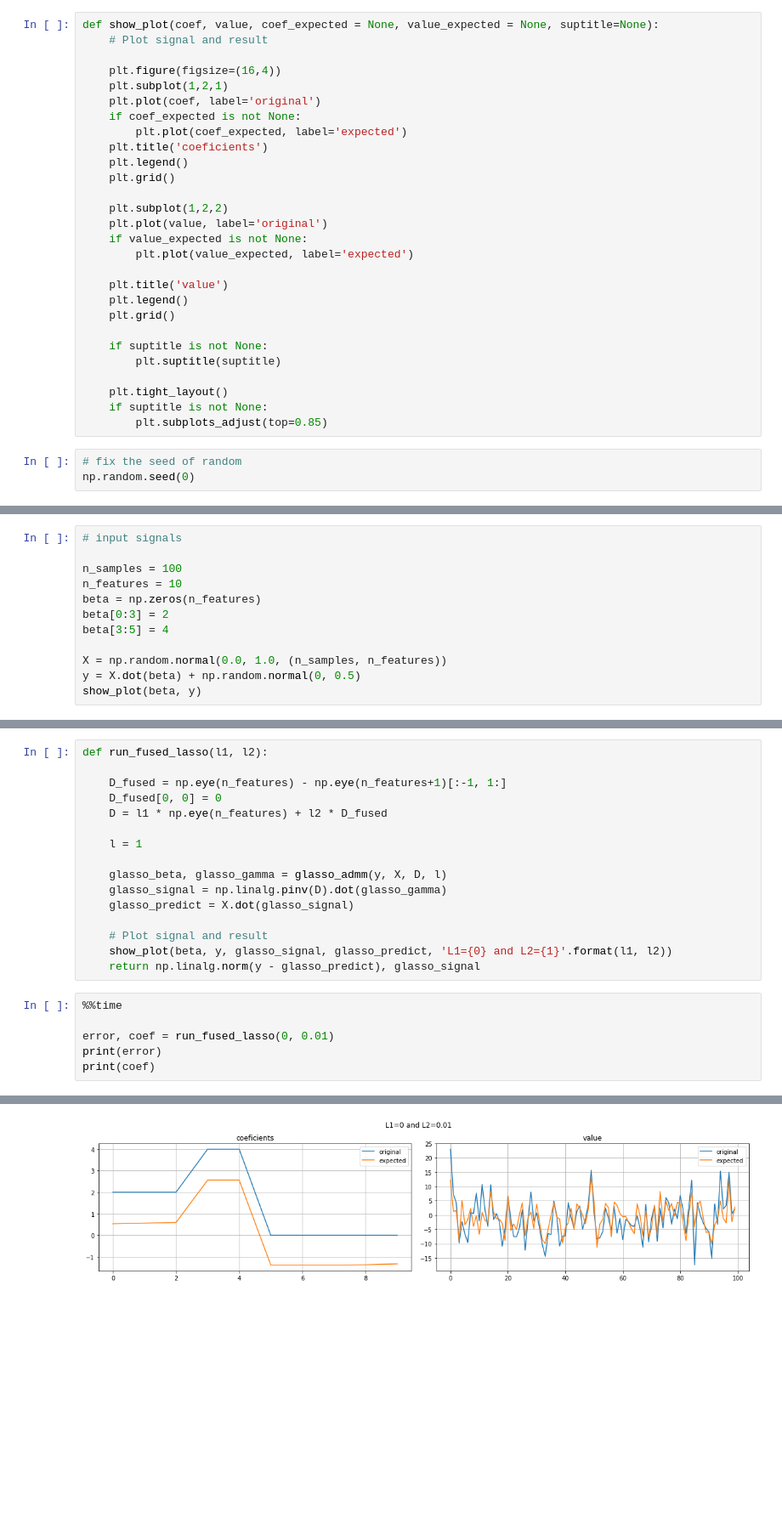
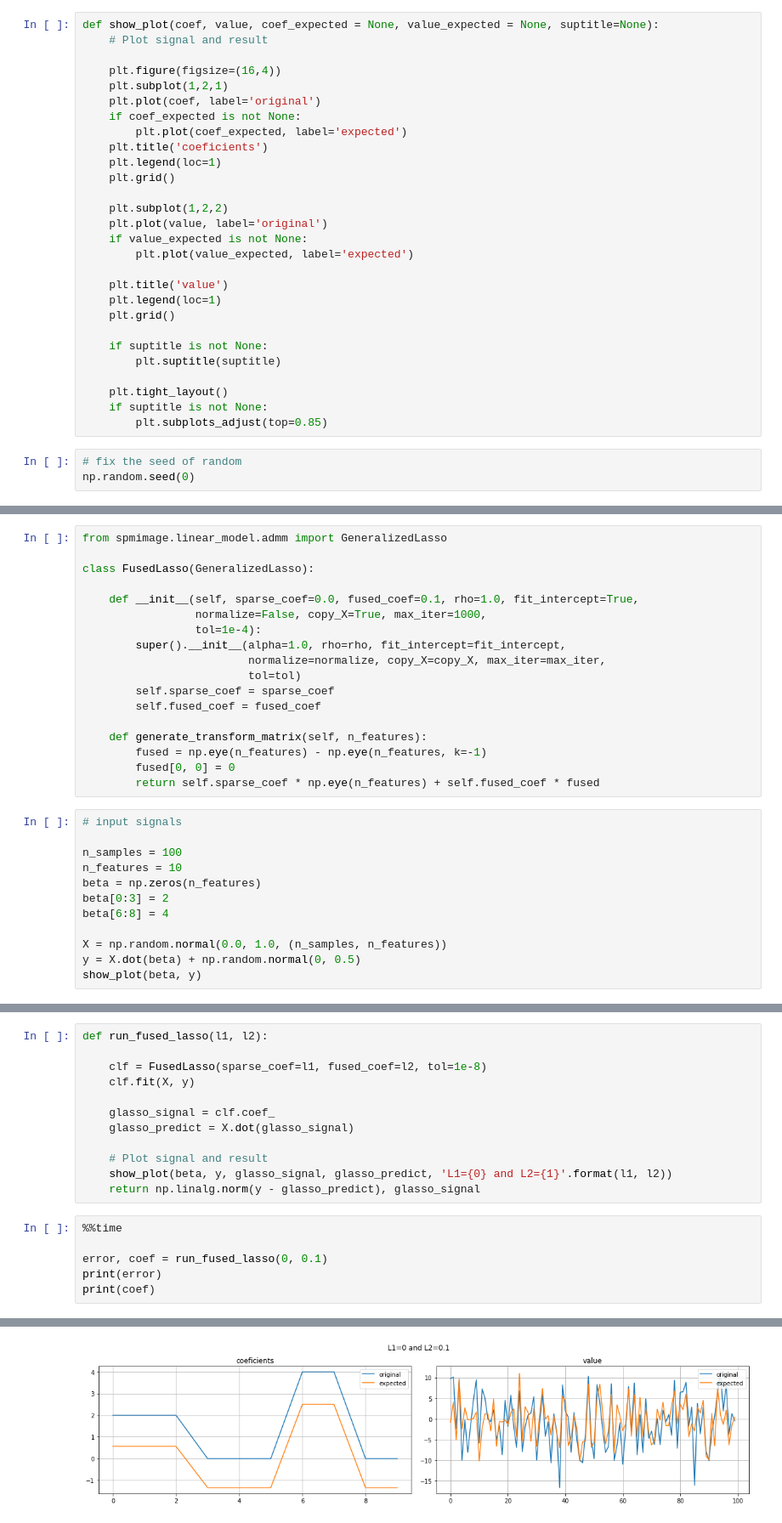
Before and after one commit to hacarus/spm-image, a Jupyter notebook: examples/generalized_lasso.ipynb, the cells around one changed output, grey strips where cells are left out. Shown at 85% size. Drawn from its saved outputs; the diff is of its cells as text; blank space fills up the shorter version.

Commit message:
refactor LassoADMM and update examples to use GeneralizedLasso #29

```diff
--- a/examples/generalized_lasso.ipynb
+++ b/examples/generalized_lasso.ipynb
@@ -18,7 +37,7 @@ def show_plot(coef, value, coef_expected = None, value_expected = None, suptitle
     if coef_expected is not None:
         plt.plot(coef_expected, label='expected')
     plt.title('coeficients')
-    plt.legend()
+    plt.legend(loc=1)
     plt.grid()
 
     plt.subplot(1,2,2)
@@ -27,7 +46,7 @@ def show_plot(coef, value, coef_expected = None, value_expected = None, suptitle
         plt.plot(value_expected, label='expected')
 
     plt.title('value')
-    plt.legend()
+    plt.legend(loc=1)
     plt.grid()
 
     if suptitle is not None:
@@ -46,3 +84,21 @@ Compare effectiveness of regularization parameter L1 and L2.
+# %%
+from spmimage.linear_model.admm import GeneralizedLasso
+
+class FusedLasso(GeneralizedLasso):
+
+    def __init__(self, sparse_coef=0.0, fused_coef=0.1, rho=1.0, fit_intercept=True,
+                 normalize=False, copy_X=True, max_iter=1000,
+                 tol=1e-4):
+        super().__init__(alpha=1.0, rho=rho, fit_intercept=fit_intercept,
+                         normalize=normalize, copy_X=copy_X, max_iter=max_iter,
+                         tol=tol)
+        self.sparse_coef = sparse_coef
+        self.fused_coef = fused_coef
+
+    def generate_transform_matrix(self, n_features):
+        fused = np.eye(n_features) - np.eye(n_features, k=-1)
+        fused[0, 0] = 0
+        return self.sparse_coef * np.eye(n_features) + self.fused_coef * fused
 # %%
 # input signals
 
@@ -50,7 +106,7 @@ n_samples = 100
 n_features = 10
 beta = np.zeros(n_features)
 beta[0:3] = 2
-beta[3:5] = 4
+beta[6:8] = 4
 
 X = np.random.normal(0.0, 1.0, (n_samples, n_features))
 y = X.dot(beta) + np.random.normal(0, 0.5)
@@ -80,14 +116,10 @@ def glasso_admm(y, X, D, l):
 # %%
 def run_fused_lasso(l1, l2):
 
-    D_fused = np.eye(n_features) - np.eye(n_features+1)[:-1, 1:]
-    D_fused[0, 0] = 0
-    D = l1 * np.eye(n_features) + l2 * D_fused
+    clf = FusedLasso(sparse_coef=l1, fused_coef=l2, tol=1e-8)
+    clf.fit(X, y)
 
-    l = 1
-
-    glasso_beta, glasso_gamma = glasso_admm(y, X, D, l)
-    glasso_signal = np.linalg.pinv(D).dot(glasso_gamma)
+    glasso_signal = clf.coef_
     glasso_predict = X.dot(glasso_signal)
 
     # Plot signal and result
@@ -96,7 +128,7 @@ def run_fused_lasso(l1, l2):
 # %%
 %%time
 
-error, coef = run_fused_lasso(0, 0.01)
+error, coef = run_fused_lasso(0, 0.1)
 print(error)
 print(coef)
 # %% [output]
@@ -108,4 +140,4 @@ Wall time: 227 ms
-[figure, old version]
+[figure, new version]
 # %%
 %%time
 
```
Also changed, not shown: parts of 10 cells of this notebook, 1 other file.
